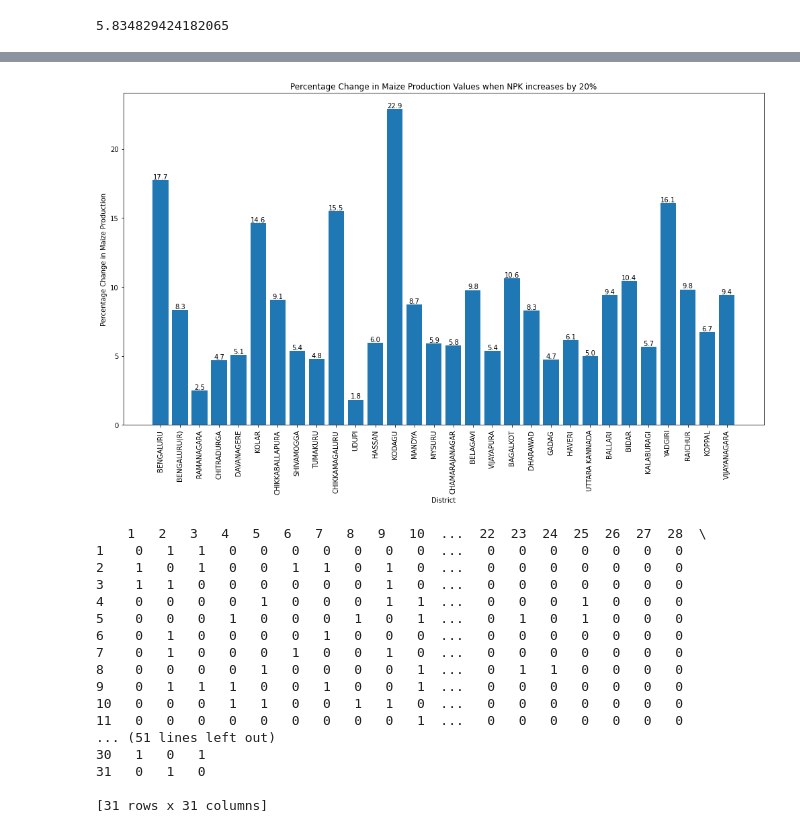
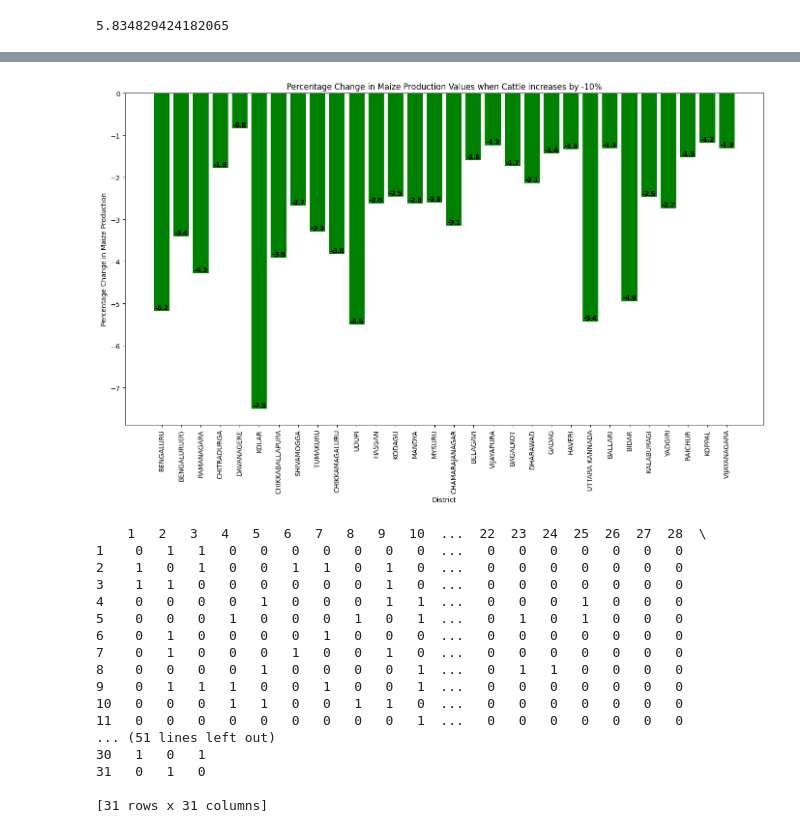
Before and after one commit to WSL-IIITB/WSL_IM_24-25, a Jupyter notebook: 1D_DIA_Maize.ipynb, the cells around one changed output, grey strips where cells are left out. Drawn from its saved outputs; the diff is of its cells as text; code cells hidden in the pictures.

```diff
--- a/1D_DIA_Maize.ipynb
+++ b/1D_DIA_Maize.ipynb
@@ -307,68 +339,9 @@ calculate_and_visualize(perturbation, crop, Working_Directory, what)
-# %%
-import matplotlib.pyplot as plt
-import numpy as np
-
-def calculate_and_visualize(perturbation, crop, Working_Directory, what,plot = True):
-    # Mapping of factor names based on 'what'
-    factor_mapping = {
-        'NPK': 'TotalNPK',
-        'Cattle': 'LivestockCensus_2012_Cattle',
-        'MArea': 'AreaUnderCereals_Maize',
-    }
-
-    # Dynamically select the correct factor and slope column based on 'what'
-    factor_name = factor_mapping[what]
-    production_col = f'{crop}_Production'
-    slope = get_slope(what)
-
-    # Calculate the factor
-    factor = Working_Directory[factor_name]
-
-    # Initialize an empty list for new values
-    New_values = []
-
-    # Calculate new values based on the provided formula
-    for i in range(len(Working_Directory['District'])):
-        y_new = Working_Directory[production_col][i] + slope * (perturbation * factor[i] / 100)
-        New_values.append(int(y_new))
-
-    # Add the new values to the DataFrame with a specific column name
-    Working_Directory[f'{crop[0].upper()} - {what} {perturbation}'] = New_values
-    Working_Directory['Change'] =  (New_values - Working_Directory[production_col])
-    Working_Directory['Percentage Change'] =  ((New_values - Working_Directory[production_col])/Working_Directory[production_col])*100
-    Working_Directory = Working_Directory.replace([np.inf, -np.inf], np.nan).dropna(subset=['Percentage Change'])
-
-    # Visualization
-    if(plot == True):
-        plt.figure(figsize=(14, 9))
-        bars = plt.bar(Working_Directory['District'],
-                    Working_Directory['Percentage Change'])
-
-        # Add value labels to the bars
-        for bar, value in zip(bars, Working_Directory['Percentage Change']):
-            plt.text(bar.get_x() + bar.get_width() / 2,
-                    bar.get_height(),
-                    f'{value:.1f}',
-                    ha='center',
-                    va='bottom',
-                    fontsize=10)
-
-        plt.xlabel('District')
-        plt.ylabel(f'Percentage Change in {crop} Production')
-        plt.title(f'Percentage Change in {crop} Production Values when {what} increases by {perturbation}%')
-        plt.xticks(rotation=90)
-        plt.tight_layout()
-        plt.show()
-
-# Example usage:
-perturbation = 20
-what = 'NPK'  # Factor to be used
-crop = 'Maize'  # Or 'Maize'
-
-# Assuming Working_Directory is a DataFrame that has all necessary columns defined
-calculate_and_visualize(perturbation, crop, Working_Directory, what,plot = True)
-# %% [output]
-[figure, removed]
+# %%
+perturbation = -10
+what = "Cattle"
+calculate_and_visualize(perturbation, crop, Working_Directory, what,True)
+# %% [output]
+[figure, added]
 # %%
 import pandas as pd
 import numpy as np
```
Also changed, not shown: parts of 15 cells of this notebook, 15 other files.
